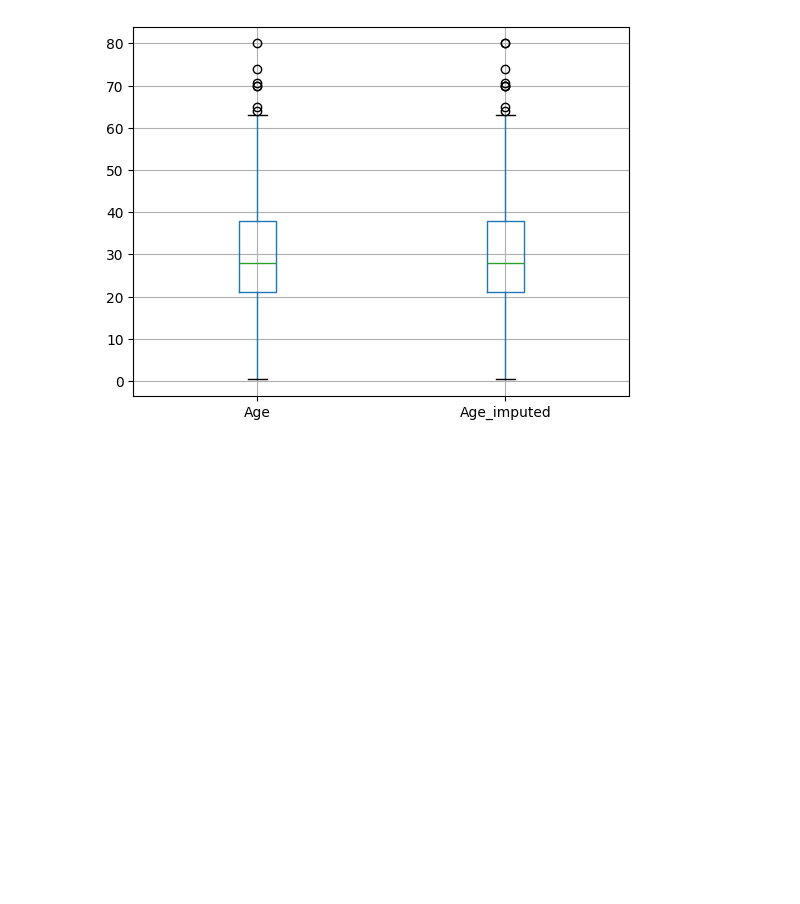
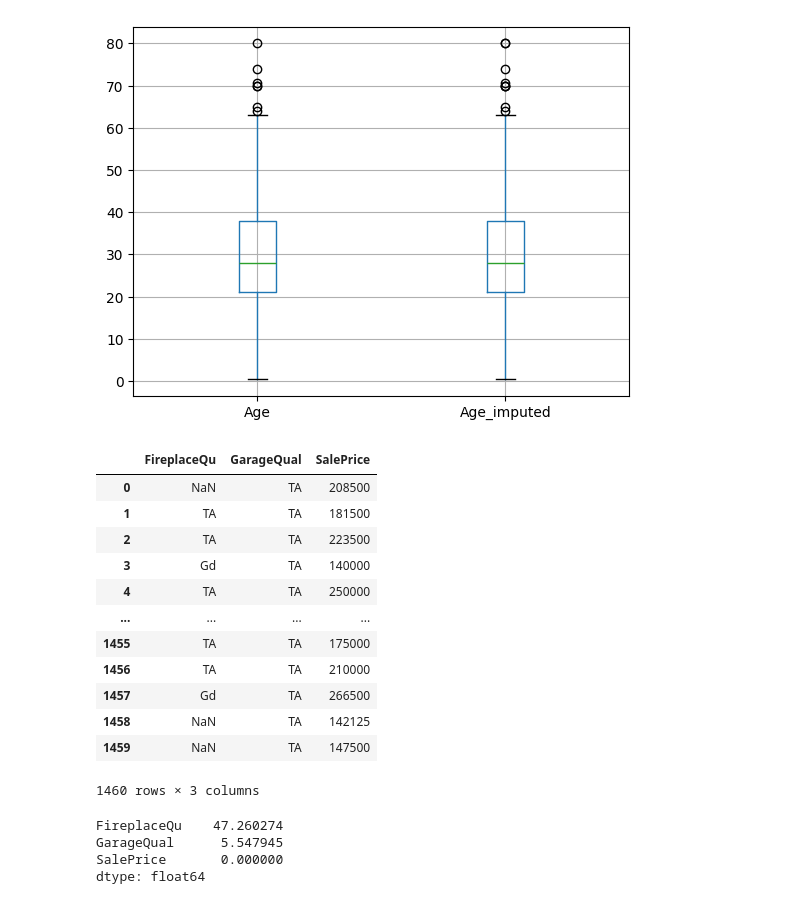
Before and after one commit to gautamsudip/scikit-learn, a Jupyter notebook: Random Imputation.ipynb, the cells around one changed output. Saved outputs shown, nothing was run; the diff lists cells and outputs as text; code cells hidden in the pictures; blank space fills up the shorter version.

```diff
--- a/Random Imputation.ipynb
+++ b/Random Imputation.ipynb
@@ -167,0 +170,24 @@ X_train[['Age', 'Age_imputed']].boxplot()
+# %%
+data = pd.read_csv('csv files/house-train.csv',usecols=['GarageQual','FireplaceQu', 'SalePrice'])
+data
+# %% [output]
+|  | FireplaceQu | GarageQual | SalePrice |
+| 0 | NaN | TA | 208500 |
+| 1 | TA | TA | 181500 |
+| 2 | TA | TA | 223500 |
+| 3 | Gd | TA | 140000 |
+| 4 | TA | TA | 250000 |
+| ... | ... | ... | ... |
+| 1455 | TA | TA | 175000 |
+| 1456 | TA | TA | 210000 |
+| 1457 | Gd | TA | 266500 |
+| 1458 | NaN | TA | 142125 |
+| 1459 | NaN | TA | 147500 |
+1460 rows × 3 columns
+# %%
+data.isnull().mean() * 100
+# %% [output]
+FireplaceQu    47.260274
+GarageQual      5.547945
+SalePrice       0.000000
+dtype: float64
```
Also changed, not shown: parts of 11 cells of this notebook.
